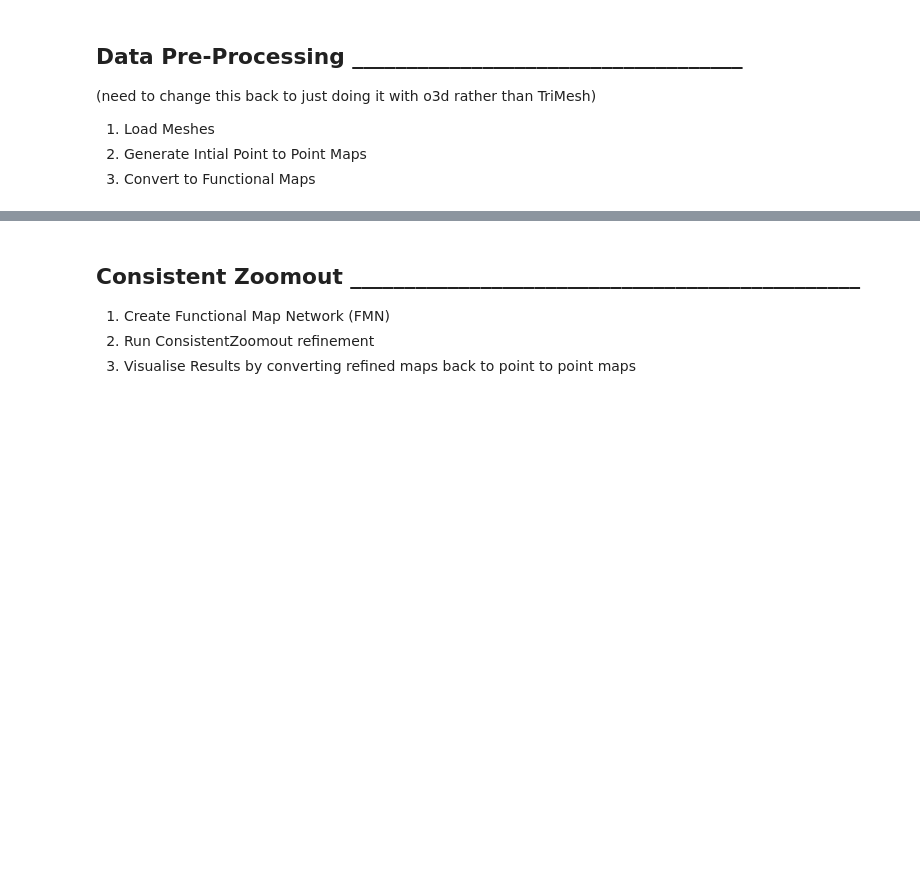
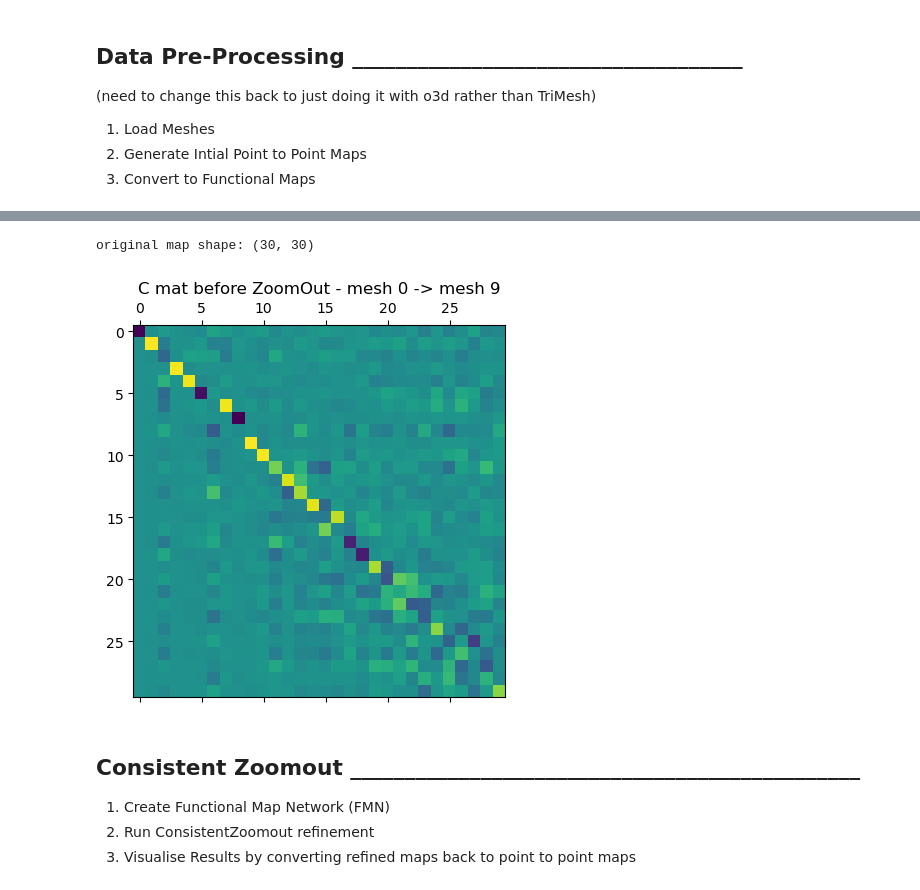
Before and after one commit to Arma1500/capstone2025, a Jupyter notebook: consistent_zoomout/CZ_implementation_new_meshes.ipynb, the cells around one changed output, grey strips where cells are left out. Saved outputs shown, nothing was run; the diff lists cells and outputs as text; code cells hidden in the pictures; blank space fills up the shorter version.

Commit message:
visualisations still jank

```diff
--- a/consistent_zoomout/CZ_implementation_new_meshes.ipynb
+++ b/consistent_zoomout/CZ_implementation_new_meshes.ipynb
@@ -154,6 +154,19 @@ for i in tqdm(range(n_meshes)):
 
         # Populate the dictionary
         maps_dict[(i, j)] = FM_ij
+# %%
+ind_1 = 0
+ind_2 = 9
+
+o_map = maps_dict[(ind_1,ind_2)]
+print(f"original map shape: {o_map.shape}")
+
+plt.matshow(o_map)
+plt.title(f"C mat before ZoomOut - mesh {ind_1} -> mesh {ind_2}")
+plt.show()
+# %% [output]
+original map shape: (30, 30)
+[figure, added]
 # %% [markdown]
 ## Consistent Zoomout _______________________________________________
 1. Create Functional Map Network (FMN)
```
Also changed, not shown: parts of 5 cells of this notebook.
